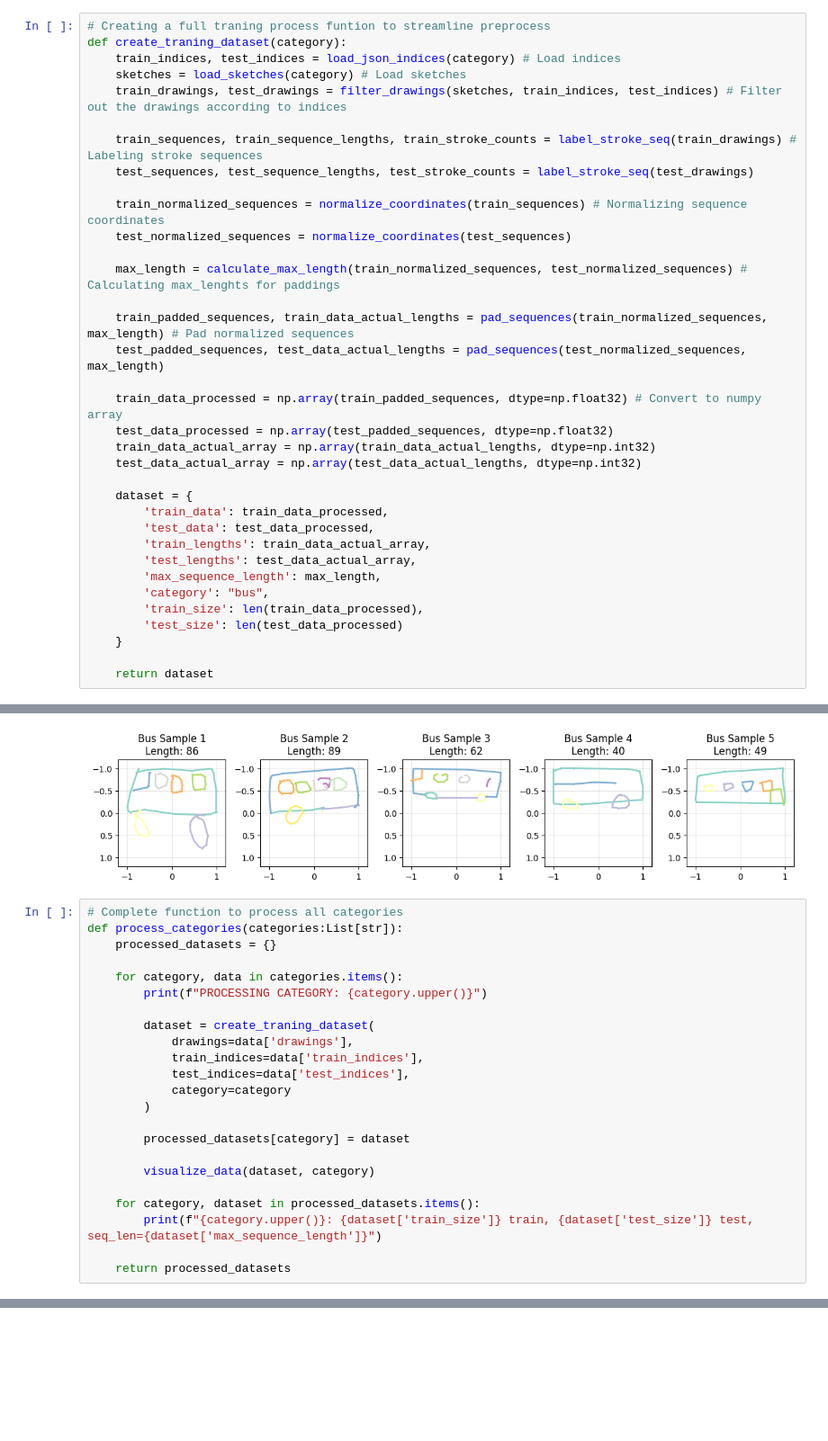
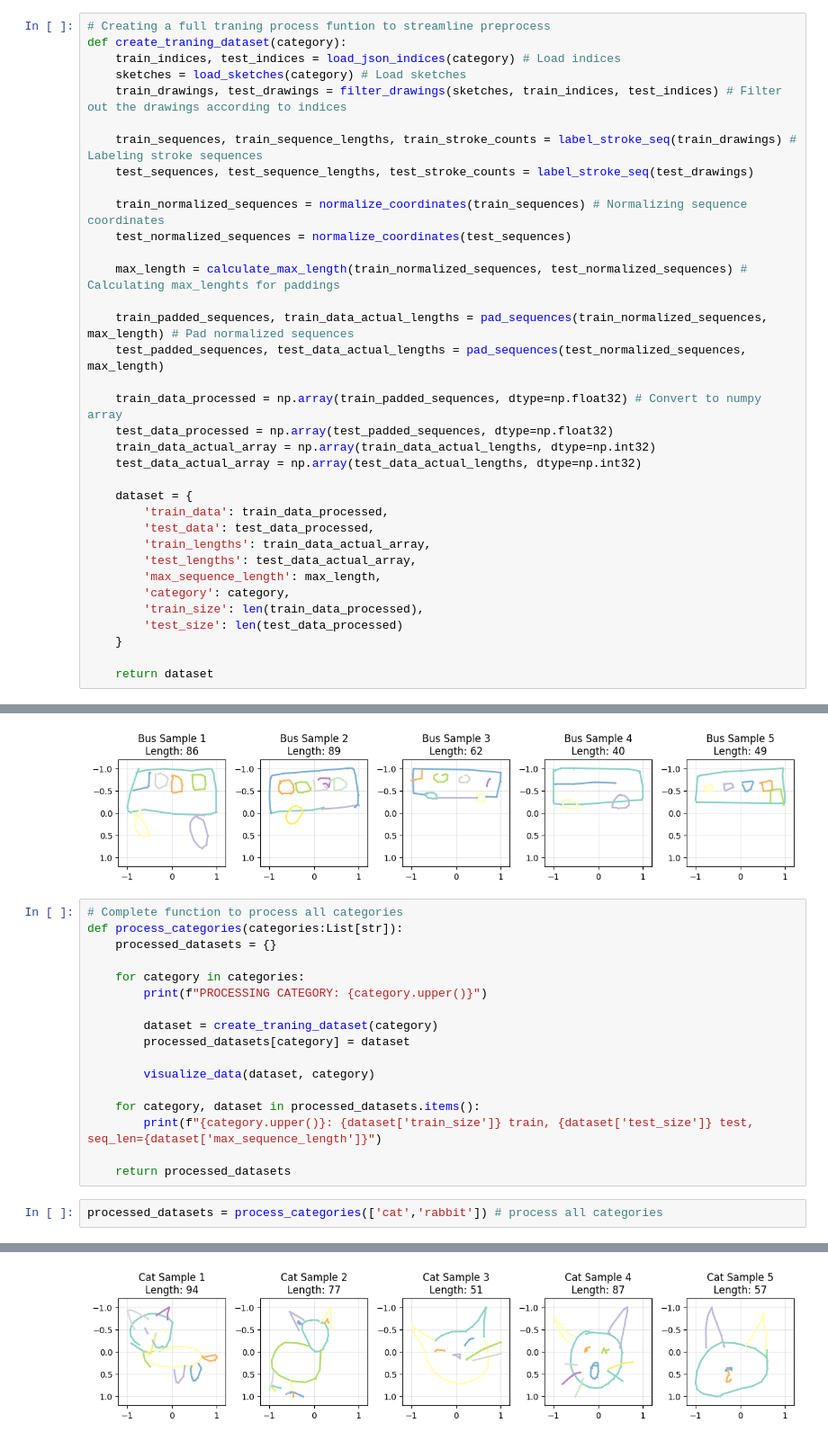
Before and after one commit to ozgurnsahin/diffusion_model, a Jupyter notebook: diffusion_model.ipynb, the cells around one changed output, grey strips where cells are left out. Shown at 90% size. Saved outputs shown, nothing was run; the diff lists cells and outputs as text; blank space fills up the shorter version.

```diff
--- a/diffusion_model.ipynb
+++ b/diffusion_model.ipynb
@@ -305,7 +305,7 @@ def create_traning_dataset(category):
         'train_lengths': train_data_actual_array,
         'test_lengths': test_data_actual_array,
         'max_sequence_length': max_length,
-        'category': "bus",
+        'category': category,
         'train_size': len(train_data_processed),
         'test_size': len(test_data_processed)
     }
@@ -380,16 +380,10 @@ visualize_data(dataset, dataset['category'])
 def process_categories(categories:List[str]):
     processed_datasets = {}
 
-    for category, data in categories.items():
+    for category in categories:
         print(f"PROCESSING CATEGORY: {category.upper()}")
 
-        dataset = create_traning_dataset(
-            drawings=data['drawings'],
-            train_indices=data['train_indices'],
-            test_indices=data['test_indices'],
-            category=category
-        )
-
+        dataset = create_traning_dataset(category)
         processed_datasets[category] = dataset
 
         visualize_data(dataset, category)
@@ -398,3 +392,6 @@ def process_categories(categories:List[str]):
         print(f"{category.upper()}: {dataset['train_size']} train, {dataset['test_size']} test, seq_len={dataset['max_sequence_length']}")
 
     return processed_datasets
+# %%
+processed_datasets = process_categories(['cat','rabbit']) # process all categories
+# %% [output]
@@ -400,0 +415 @@ def process_categories(categories:List[str]):
+[figure, added]
```
Also changed, not shown: parts of 3 cells of this notebook.
